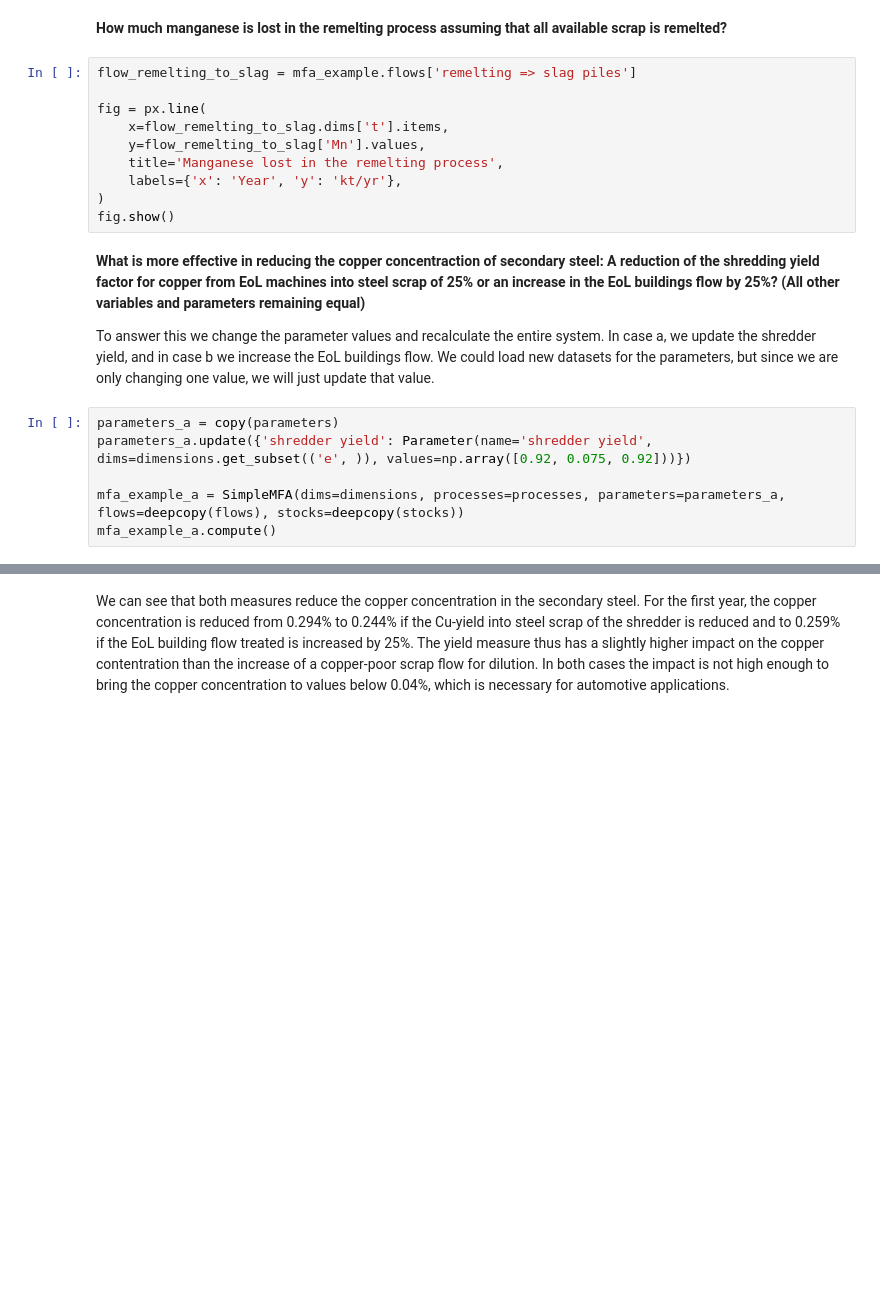
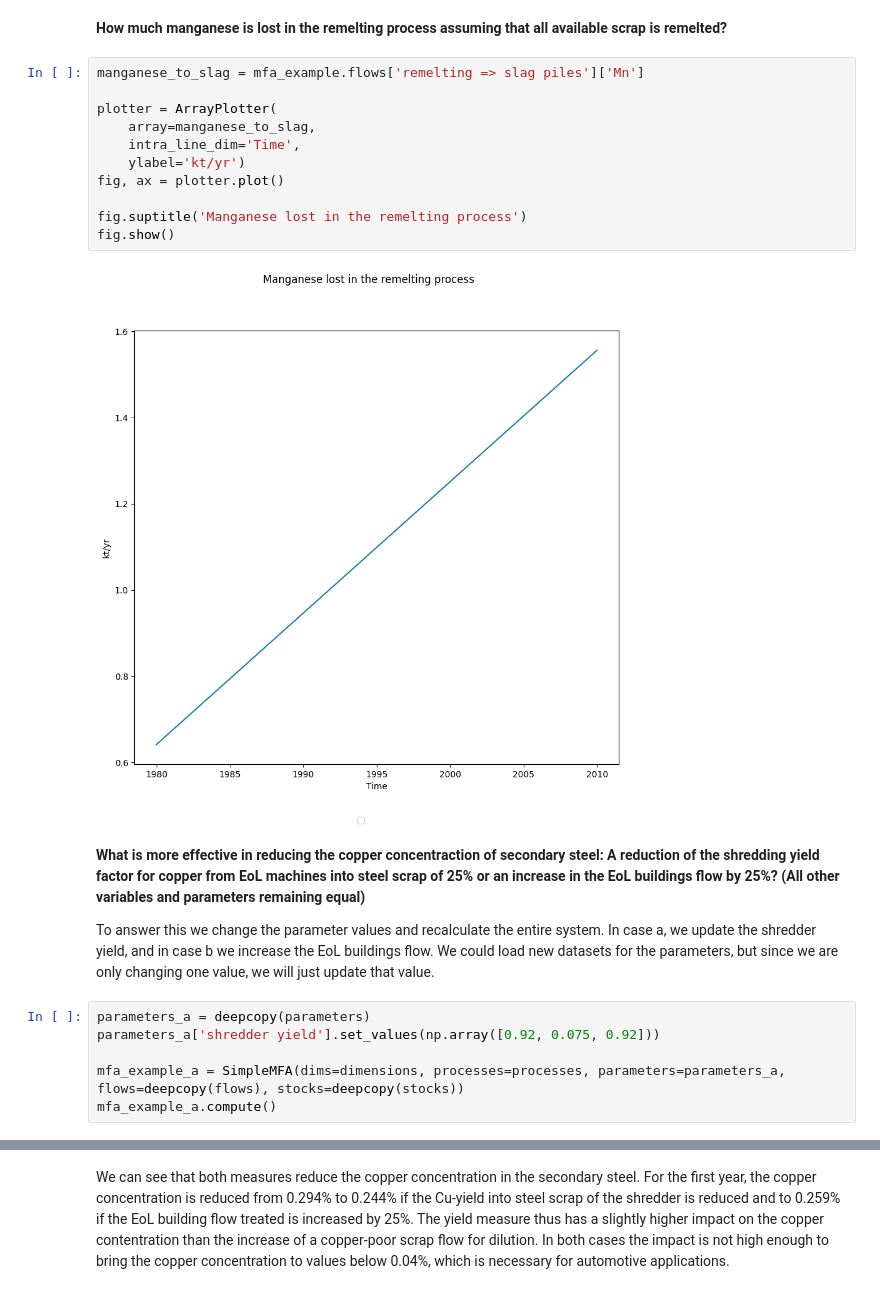
Before and after one commit to pik-piam/sodym, a Jupyter notebook: examples/example2.ipynb, the cells around one changed output, grey strips where cells are left out. Saved outputs shown, nothing was run; the diff lists cells and outputs as text; blank space fills up the shorter version.

```diff
--- a/examples/example2.ipynb
+++ b/examples/example2.ipynb
@@ -185,15 +191,18 @@ That concentration is below 0.4% at all times, the latter being the treshold for
 # %% [markdown]
 **How much manganese is lost in the remelting process assuming that all available scrap is remelted?**
 # %%
-flow_remelting_to_slag = mfa_example.flows['remelting => slag piles']
+manganese_to_slag = mfa_example.flows['remelting => slag piles']['Mn']
 
-fig = px.line(
-    x=flow_remelting_to_slag.dims['t'].items,
-    y=flow_remelting_to_slag['Mn'].values,
-    title='Manganese lost in the remelting process',
-    labels={'x': 'Year', 'y': 'kt/yr'},
-)
+plotter = ArrayPlotter(
+    array=manganese_to_slag,
+    intra_line_dim='Time',
+    ylabel='kt/yr')
+fig, ax = plotter.plot()
+
+fig.suptitle('Manganese lost in the remelting process')
 fig.show()
+# %% [output]
+[figure, added]
 # %% [markdown]
 **What is more effective in reducing the copper concentraction of secondary steel: A reduction of the shredding yield factor for copper from EoL machines into steel scrap of 25% or an increase in the EoL buildings flow by 25%? (All other variables and parameters remaining equal)**
 
@@ -201,8 +210,8 @@ To answer this we change the parameter values and recalculate the entire system.
 In case a, we update the shredder yield, and in case b we increase the EoL buildings flow.
 We could load new datasets for the parameters, but since we are only changing one value, we will just update that value.
 # %%
-parameters_a = copy(parameters)
-parameters_a.update({'shredder yield': Parameter(name='shredder yield', dims=dimensions.get_subset(('e', )), values=np.array([0.92, 0.075, 0.92]))})
+parameters_a = deepcopy(parameters)
+parameters_a['shredder yield'].set_values(np.array([0.92, 0.075, 0.92]))
 
 mfa_example_a = SimpleMFA(dims=dimensions, processes=processes, parameters=parameters_a, flows=deepcopy(flows), stocks=deepcopy(stocks))
 mfa_example_a.compute()
```
Also changed, not shown: parts of 12 cells of this notebook, 7 other files.
